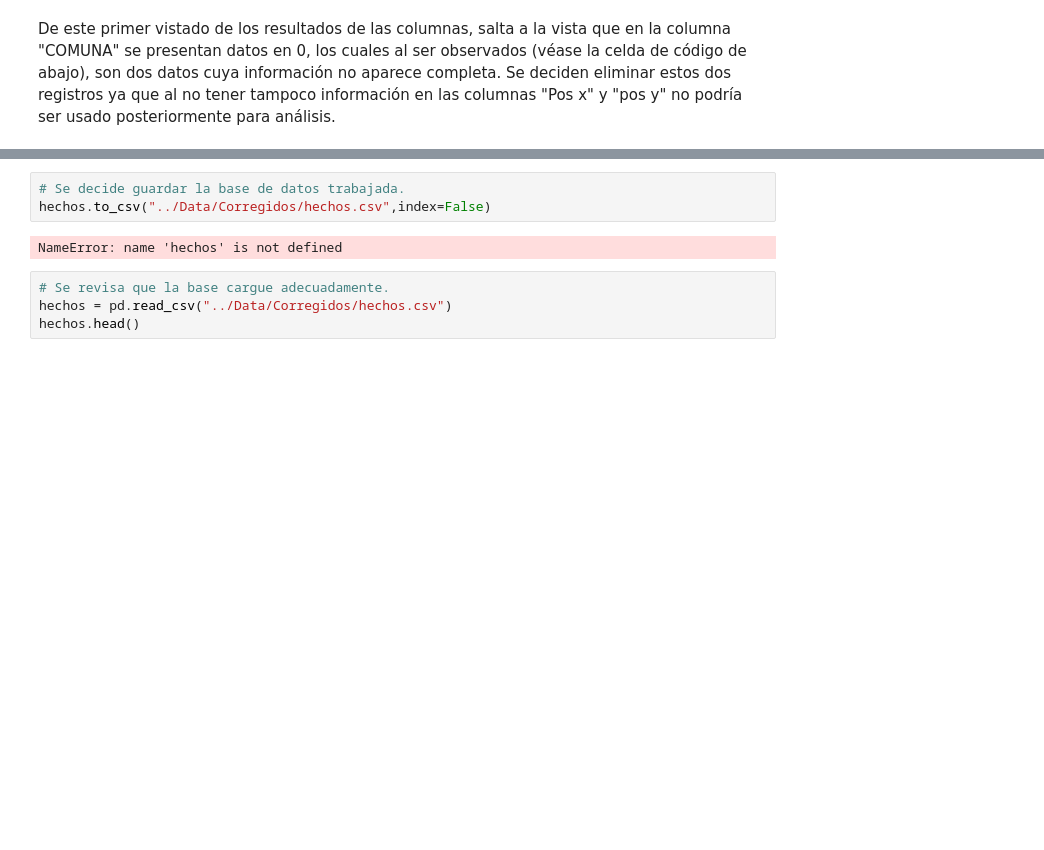
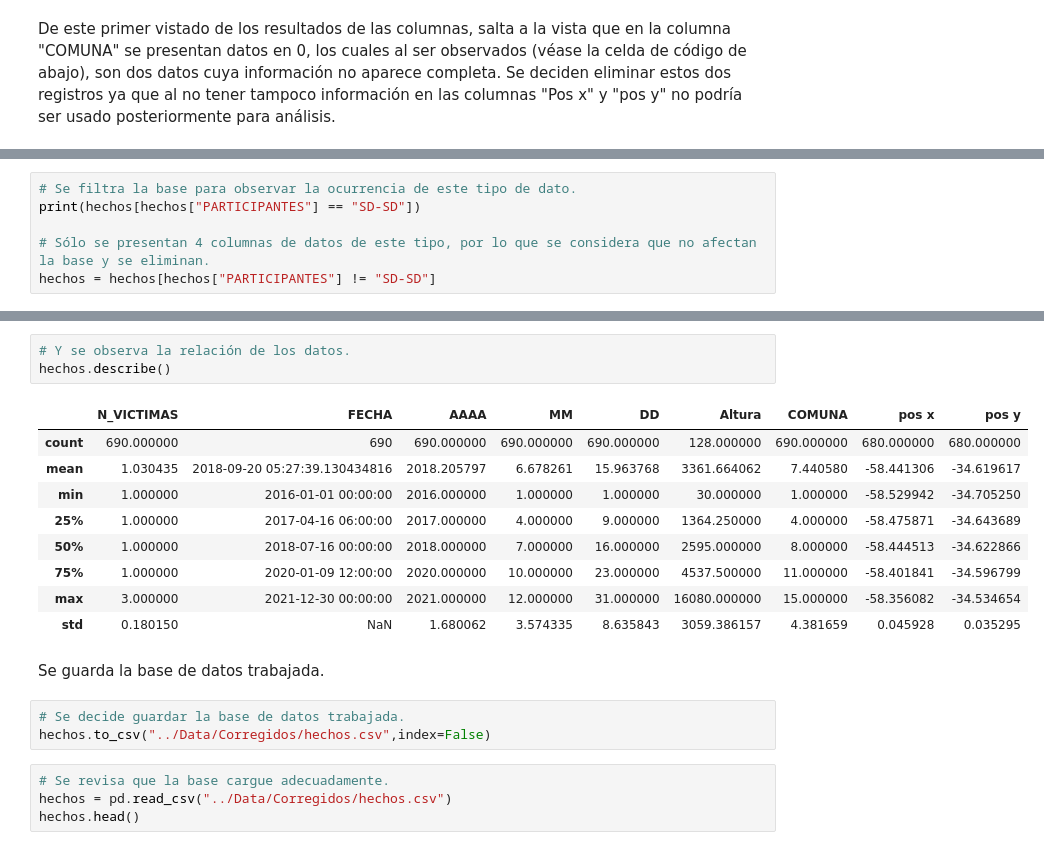
Before and after one commit to DaAnMaGi/Proyecto_Data_Abril, a Jupyter notebook: Bases/apertura_bases.ipynb, the cells around one changed output, grey strips where cells are left out. Drawn from its saved outputs; the diff is of its cells as text; blank space fills up the shorter version.

```diff
--- a/Bases/apertura_bases.ipynb
+++ b/Bases/apertura_bases.ipynb
@@ -153,0 +184,6 @@ memory usage: 119.3+ KB
+# %%
+# Se filtra la base para observar la ocurrencia de este tipo de dato.
+print(hechos[hechos["PARTICIPANTES"] == "SD-SD"])
+
+# Sólo se presentan 4 columnas de datos de este tipo, por lo que se considera que no afectan la base y se eliminan.
+hechos = hechos[hechos["PARTICIPANTES"] != "SD-SD"]
@@ -154,8 +230,21 @@ memory usage: 119.3+ KB
+# %%
+# Y se observa la relación de los datos.
+hechos.describe()
+# %% [output]
+|  | N_VICTIMAS | FECHA | AAAA | MM | DD | Altura | COMUNA | pos x | pos y |
+| count | 690.000000 | 690 | 690.000000 | 690.000000 | 690.000000 | 128.000000 | 690.000000 | 680.000000 | 680.000000 |
+| mean | 1.030435 | 2018-09-20 05:27:39.130434816 | 2018.205797 | 6.678261 | 15.963768 | 3361.664062 | 7.440580 | -58.441306 | -34.619617 |
+| min | 1.000000 | 2016-01-01 00:00:00 | 2016.000000 | 1.000000 | 1.000000 | 30.000000 | 1.000000 | -58.529942 | -34.705250 |
+| 25% | 1.000000 | 2017-04-16 06:00:00 | 2017.000000 | 4.000000 | 9.000000 | 1364.250000 | 4.000000 | -58.475871 | -34.643689 |
+| 50% | 1.000000 | 2018-07-16 00:00:00 | 2018.000000 | 7.000000 | 16.000000 | 2595.000000 | 8.000000 | -58.444513 | -34.622866 |
+| 75% | 1.000000 | 2020-01-09 12:00:00 | 2020.000000 | 10.000000 | 23.000000 | 4537.500000 | 11.000000 | -58.401841 | -34.596799 |
+| max | 3.000000 | 2021-12-30 00:00:00 | 2021.000000 | 12.000000 | 31.000000 | 16080.000000 | 15.000000 | -58.356082 | -34.534654 |
+| std | 0.180150 | NaN | 1.680062 | 3.574335 | 8.635843 | 3059.386157 | 4.381659 | 0.045928 | 0.035295 |
+# %% [markdown]
+Se guarda la base de datos trabajada.
 # %%
 # Se decide guardar la base de datos trabajada.
 hechos.to_csv("../Data/Corregidos/hechos.csv",index=False)
-# %% [output]
-NameError: name 'hechos' is not defined
 # %%
 # Se revisa que la base cargue adecuadamente.
 hechos = pd.read_csv("../Data/Corregidos/hechos.csv")
```
Also changed, not shown: parts of 36 cells of this notebook.
